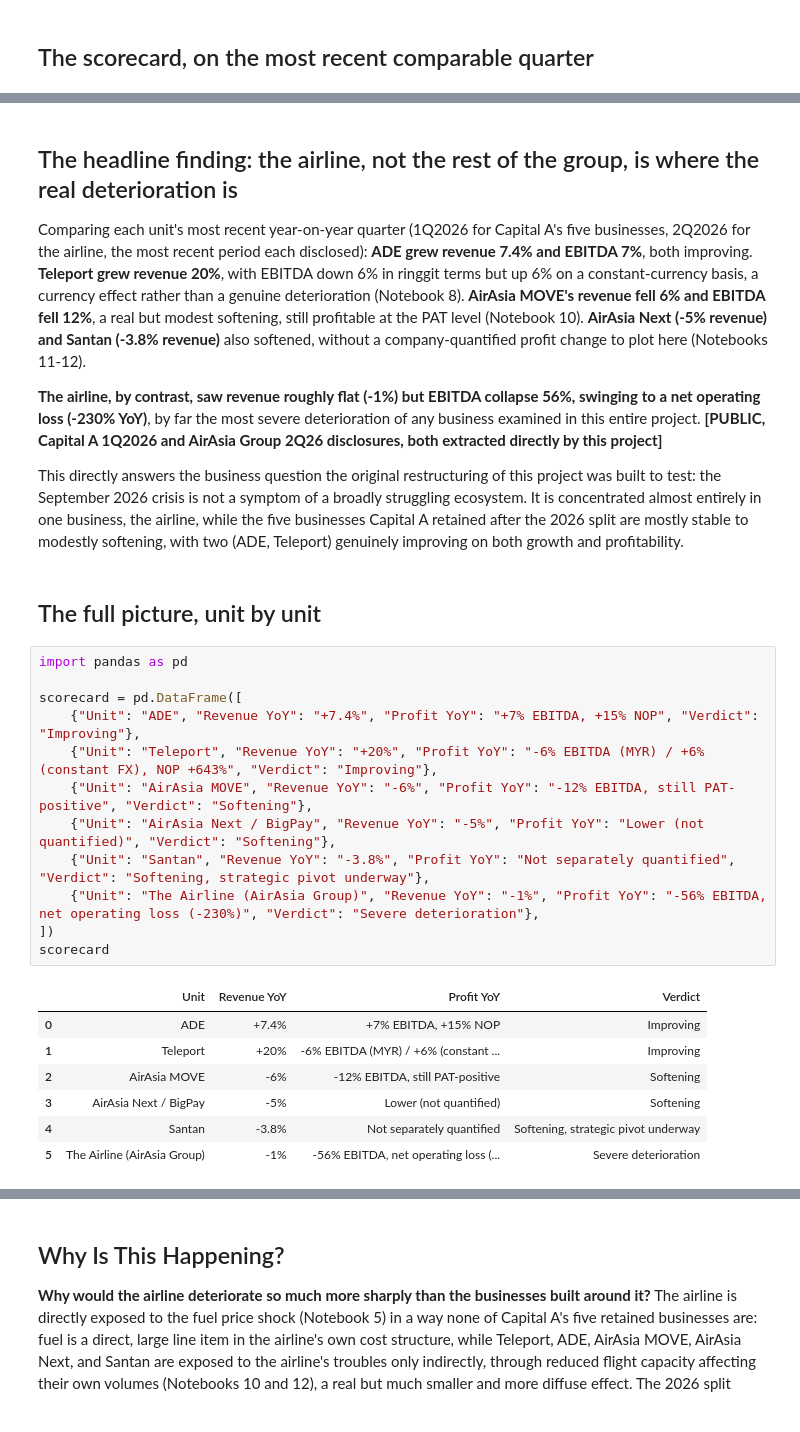
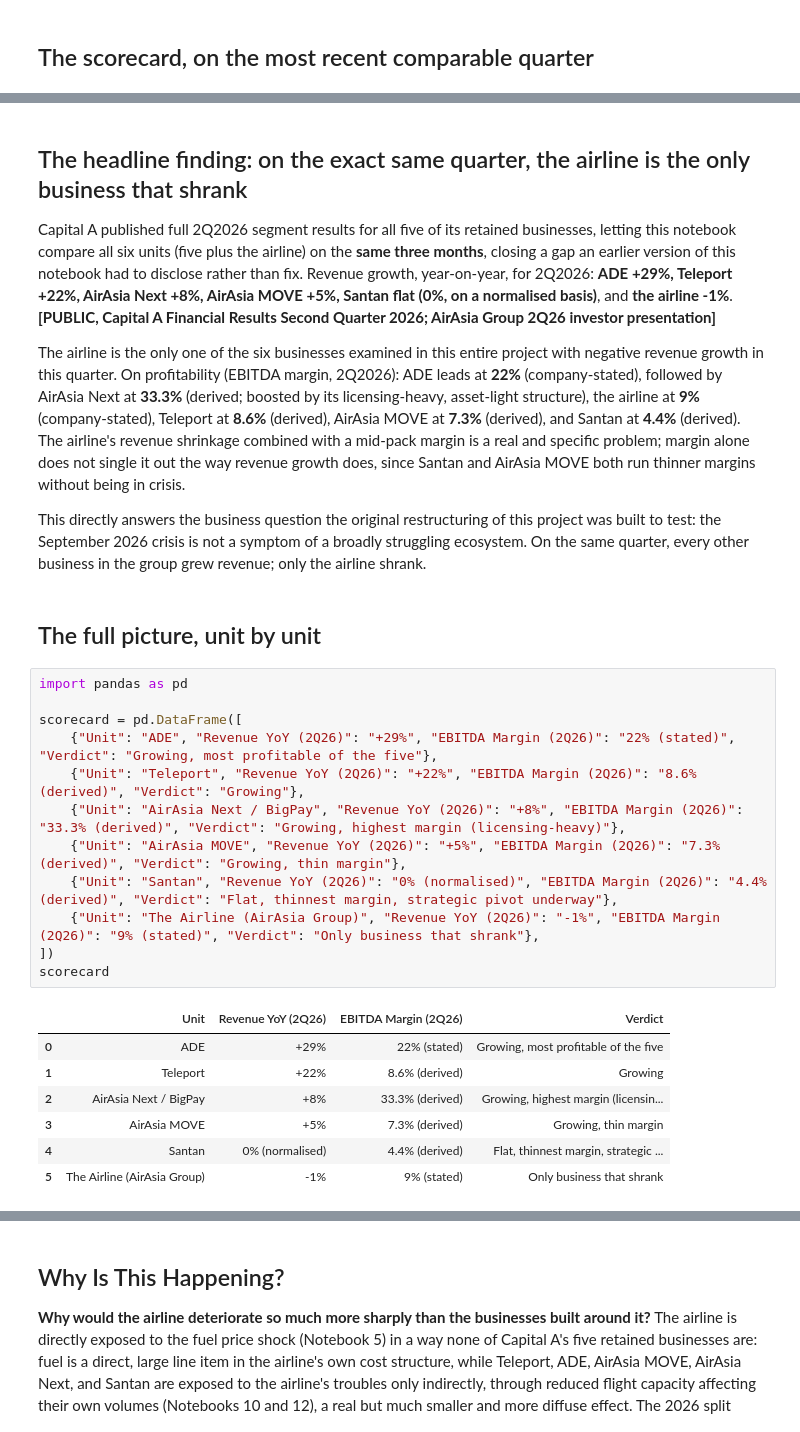
Before and after one commit to ooi-darren/airasia-capital-a, a Jupyter notebook: notebooks/13_portfolio_scorecard.ipynb, the cells around one changed output, grey strips where cells are left out. Saved outputs shown, nothing was run; the diff lists cells and outputs as text.

```diff
--- a/notebooks/13_portfolio_scorecard.ipynb
+++ b/notebooks/13_portfolio_scorecard.ipynb
@@ -12,31 +12,31 @@ Image(filename='../outputs/figures/13_portfolio_scorecard.png')
 # %% [markdown]
-## The headline finding: the airline, not the rest of the group, is where the real deterioration is
+## The headline finding: on the exact same quarter, the airline is the only business that shrank
 
-Comparing each unit's most recent year-on-year quarter (1Q2026 for Capital A's five businesses, 2Q2026 for the airline, the most recent period each disclosed): **ADE grew revenue 7.4% and EBITDA 7%**, both improving. **Teleport grew revenue 20%**, with EBITDA down 6% in ringgit terms but up 6% on a constant-currency basis, a currency effect rather than a genuine deterioration (Notebook 8). **AirAsia MOVE's revenue fell 6% and EBITDA fell 12%**, a real but modest softening, still profitable at the PAT level (Notebook 10). **AirAsia Next (-5% revenue) and Santan (-3.8% revenue)** also softened, without a company-quantified profit change to plot here (Notebooks 11-12).
+Capital A published full 2Q2026 segment results for all five of its retained businesses, letting this notebook compare all six units (five plus the airline) on the **same three months**, closing a gap an earlier version of this notebook had to disclose rather than fix. Revenue growth, year-on-year, for 2Q2026: **ADE +29%, Teleport +22%, AirAsia Next +8%, AirAsia MOVE +5%, Santan flat (0%, on a normalised basis)**, and **the airline -1%**. **[PUBLIC, Capital A Financial Results Second Quarter 2026; AirAsia Group 2Q26 investor presentation]**
 
-**The airline, by contrast, saw revenue roughly flat (-1%) but EBITDA collapse 56%, swinging to a net operating loss (-230% YoY)**, by far the most severe deterioration of any business examined in this entire project. **[PUBLIC, Capital A 1Q2026 and AirAsia Group 2Q26 disclosures, both extracted directly by this project]**
+The airline is the only one of the six businesses examined in this entire project with negative revenue growth in this quarter. On profitability (EBITDA margin, 2Q2026): ADE leads at **22%** (company-stated), followed by AirAsia Next at **33.3%** (derived; boosted by its licensing-heavy, asset-light structure), the airline at **9%** (company-stated), Teleport at **8.6%** (derived), AirAsia MOVE at **7.3%** (derived), and Santan at **4.4%** (derived). The airline's revenue shrinkage combined with a mid-pack margin is a real and specific problem; margin alone does not single it out the way revenue growth does, since Santan and AirAsia MOVE both run thinner margins without being in crisis.
 
-This directly answers the business question the original restructuring of this project was built to test: the September 2026 crisis is not a symptom of a broadly struggling ecosystem. It is concentrated almost entirely in one business, the airline, while the five businesses Capital A retained after the 2026 split are mostly stable to modestly softening, with two (ADE, Teleport) genuinely improving on both growth and profitability.
+This directly answers the business question the original restructuring of this project was built to test: the September 2026 crisis is not a symptom of a broadly struggling ecosystem. On the same quarter, every other business in the group grew revenue; only the airline shrank.
 # %% [markdown]
 ## The full picture, unit by unit
 # %%
 import pandas as pd
 
 scorecard = pd.DataFrame([
-    {"Unit": "ADE", "Revenue YoY": "+7.4%", "Profit YoY": "+7% EBITDA, +15% NOP", "Verdict": "Improving"},
-    {"Unit": "Teleport", "Revenue YoY": "+20%", "Profit YoY": "-6% EBITDA (MYR) / +6% (constant FX), NOP +643%", "Verdict": "Improving"},
-    {"Unit": "AirAsia MOVE", "Revenue YoY": "-6%", "Profit YoY": "-12% EBITDA, still PAT-positive", "Verdict": "Softening"},
-    {"Unit": "AirAsia Next / BigPay", "Revenue YoY": "-5%", "Profit YoY": "Lower (not quantified)", "Verdict": "Softening"},
-    {"Unit": "Santan", "Revenue YoY": "-3.8%", "Profit YoY": "Not separately quantified", "Verdict": "Softening, strategic pivot underway"},
-    {"Unit": "The Airline (AirAsia Group)", "Revenue YoY": "-1%", "Profit YoY": "-56% EBITDA, net operating loss (-230%)", "Verdict": "Severe deterioration"},
+    {"Unit": "ADE", "Revenue YoY (2Q26)": "+29%", "EBITDA Margin (2Q26)": "22% (stated)", "Verdict": "Growing, most profitable of the five"},
+    {"Unit": "Teleport", "Revenue YoY (2Q26)": "+22%", "EBITDA Margin (2Q26)": "8.6% (derived)", "Verdict": "Growing"},
+    {"Unit": "AirAsia Next / BigPay", "Revenue YoY (2Q26)": "+8%", "EBITDA Margin (2Q26)": "33.3% (derived)", "Verdict": "Growing, highest margin (licensing-heavy)"},
+    {"Unit": "AirAsia MOVE", "Revenue YoY (2Q26)": "+5%", "EBITDA Margin (2Q26)": "7.3% (derived)", "Verdict": "Growing, thin margin"},
+    {"Unit": "Santan", "Revenue YoY (2Q26)": "0% (normalised)", "EBITDA Margin (2Q26)": "4.4% (derived)", "Verdict": "Flat, thinnest margin, strategic pivot underway"},
+    {"Unit": "The Airline (AirAsia Group)", "Revenue YoY (2Q26)": "-1%", "EBITDA Margin (2Q26)": "9% (stated)", "Verdict": "Only business that shrank"},
 ])
 scorecard
 # %% [output]
-|  | Unit | Revenue YoY | Profit YoY | Verdict |
-| 0 | ADE | +7.4% | +7% EBITDA, +15% NOP | Improving |
-| 1 | Teleport | +20% | -6% EBITDA (MYR) / +6% (constant ... | Improving |
-| 2 | AirAsia MOVE | -6% | -12% EBITDA, still PAT-positive | Softening |
-| 3 | AirAsia Next / BigPay | -5% | Lower (not quantified) | Softening |
-| 4 | Santan | -3.8% | Not separately quantified | Softening, strategic pivot underway |
-| 5 | The Airline (AirAsia Group) | -1% | -56% EBITDA, net operating loss (... | Severe deterioration |
+|  | Unit | Revenue YoY (2Q26) | EBITDA Margin (2Q26) | Verdict |
+| 0 | ADE | +29% | 22% (stated) | Growing, most profitable of the five |
+| 1 | Teleport | +22% | 8.6% (derived) | Growing |
+| 2 | AirAsia Next / BigPay | +8% | 33.3% (derived) | Growing, highest margin (licensin... |
+| 3 | AirAsia MOVE | +5% | 7.3% (derived) | Growing, thin margin |
+| 4 | Santan | 0% (normalised) | 4.4% (derived) | Flat, thinnest margin, strategic ... |
+| 5 | The Airline (AirAsia Group) | -1% | 9% (stated) | Only business that shrank |
 # %% [markdown]
```
Also changed, not shown: parts of 5 cells of this notebook, 19 other files.
